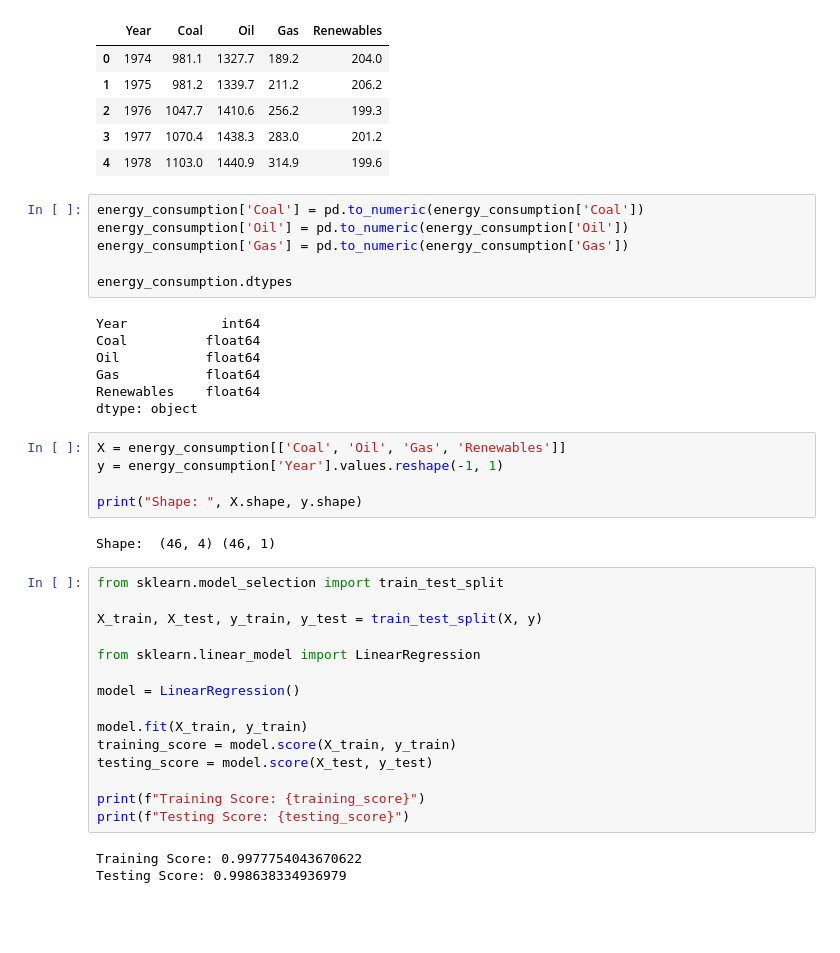
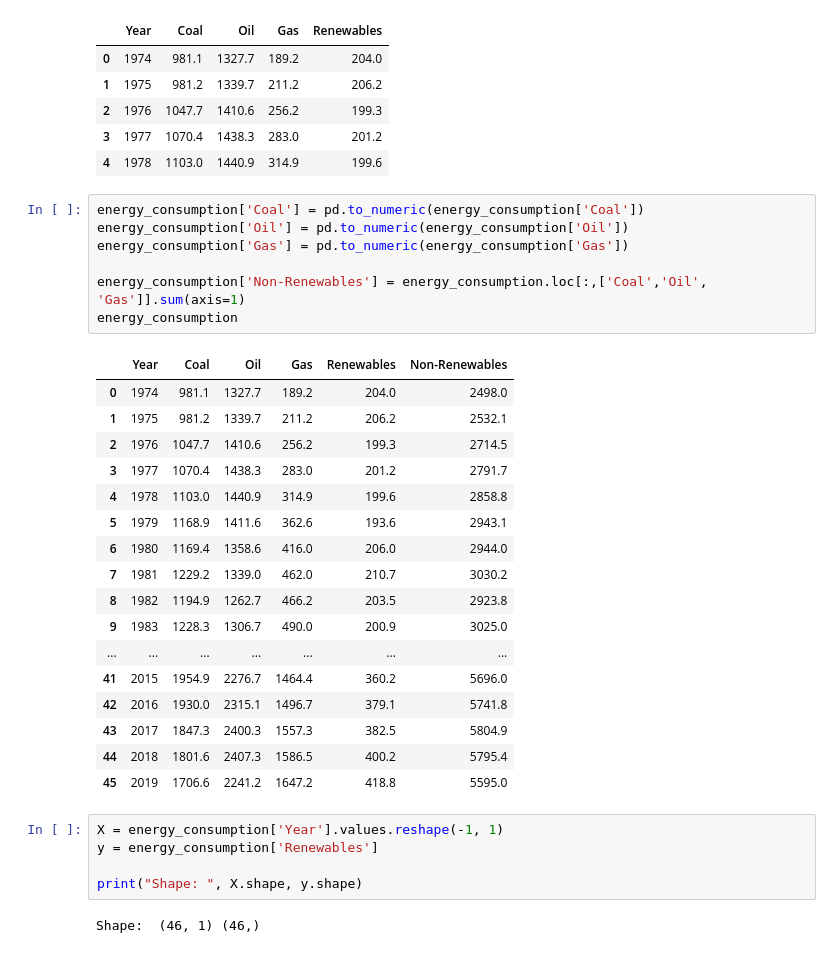
Before and after one commit to Carly-Jane/Australian_Energy_Insights, a Jupyter notebook: notebooks/machine_learning.ipynb, the cells around one changed output. Saved outputs shown, nothing was run; the diff lists cells and outputs as text; blank space fills up the shorter version.

```diff
--- a/notebooks/machine_learning.ipynb
+++ b/notebooks/machine_learning.ipynb
@@ -291,38 +251,32 @@ energy_consumption.head()
 # %%
 energy_consumption['Coal'] = pd.to_numeric(energy_consumption['Coal'])
 energy_consumption['Oil'] = pd.to_numeric(energy_consumption['Oil'])
 energy_consumption['Gas'] = pd.to_numeric(energy_consumption['Gas'])
 
-energy_consumption.dtypes
+energy_consumption['Non-Renewables'] = energy_consumption.loc[:,['Coal','Oil', 'Gas']].sum(axis=1)
+energy_consumption
 # %% [output]
-Year            int64
-Coal          float64
-Oil           float64
-Gas           float64
-Renewables    float64
-dtype: object
+|  | Year | Coal | Oil | Gas | Renewables | Non-Renewables |
+| 0 | 1974 | 981.1 | 1327.7 | 189.2 | 204.0 | 2498.0 |
+| 1 | 1975 | 981.2 | 1339.7 | 211.2 | 206.2 | 2532.1 |
+| 2 | 1976 | 1047.7 | 1410.6 | 256.2 | 199.3 | 2714.5 |
+| 3 | 1977 | 1070.4 | 1438.3 | 283.0 | 201.2 | 2791.7 |
+| 4 | 1978 | 1103.0 | 1440.9 | 314.9 | 199.6 | 2858.8 |
+| 5 | 1979 | 1168.9 | 1411.6 | 362.6 | 193.6 | 2943.1 |
+| 6 | 1980 | 1169.4 | 1358.6 | 416.0 | 206.0 | 2944.0 |
+| 7 | 1981 | 1229.2 | 1339.0 | 462.0 | 210.7 | 3030.2 |
+| 8 | 1982 | 1194.9 | 1262.7 | 466.2 | 203.5 | 2923.8 |
+| 9 | 1983 | 1228.3 | 1306.7 | 490.0 | 200.9 | 3025.0 |
+| ... | ... | ... | ... | ... | ... | ... |
+| 41 | 2015 | 1954.9 | 2276.7 | 1464.4 | 360.2 | 5696.0 |
+| 42 | 2016 | 1930.0 | 2315.1 | 1496.7 | 379.1 | 5741.8 |
+| 43 | 2017 | 1847.3 | 2400.3 | 1557.3 | 382.5 | 5804.9 |
+| 44 | 2018 | 1801.6 | 2407.3 | 1586.5 | 400.2 | 5795.4 |
+| 45 | 2019 | 1706.6 | 2241.2 | 1647.2 | 418.8 | 5595.0 |
 # %%
-X = energy_consumption[['Coal', 'Oil', 'Gas', 'Renewables']]
-y = energy_consumption['Year'].values.reshape(-1, 1)
+X = energy_consumption['Year'].values.reshape(-1, 1)
+y = energy_consumption['Renewables']
 
 print("Shape: ", X.shape, y.shape)
 # %% [output]
-Shape:  (46, 4) (46, 1)
+Shape:  (46, 1) (46,)
-# %%
-from sklearn.model_selection import train_test_split
-
-X_train, X_test, y_train, y_test = train_test_split(X, y)
-
-from sklearn.linear_model import LinearRegression
-
-model = LinearRegression()
-
-model.fit(X_train, y_train)
-training_score = model.score(X_train, y_train)
-testing_score = model.score(X_test, y_test)
-
-print(f"Training Score: {training_score}")
-print(f"Testing Score: {testing_score}")
-# %% [output]
-Training Score: 0.9977754043670622
-Testing Score: 0.998638334936979
```
Also changed, not shown: parts of 27 cells of this notebook, 8 other files.
